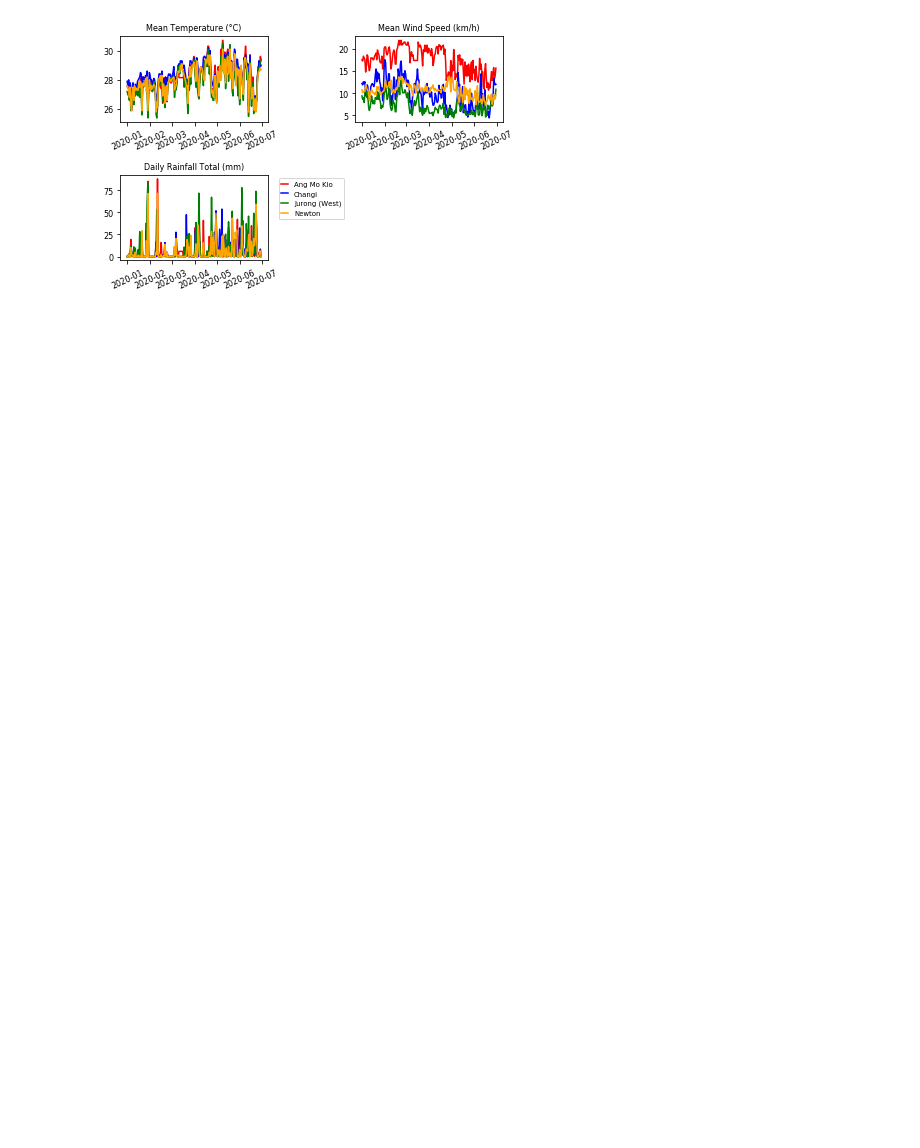
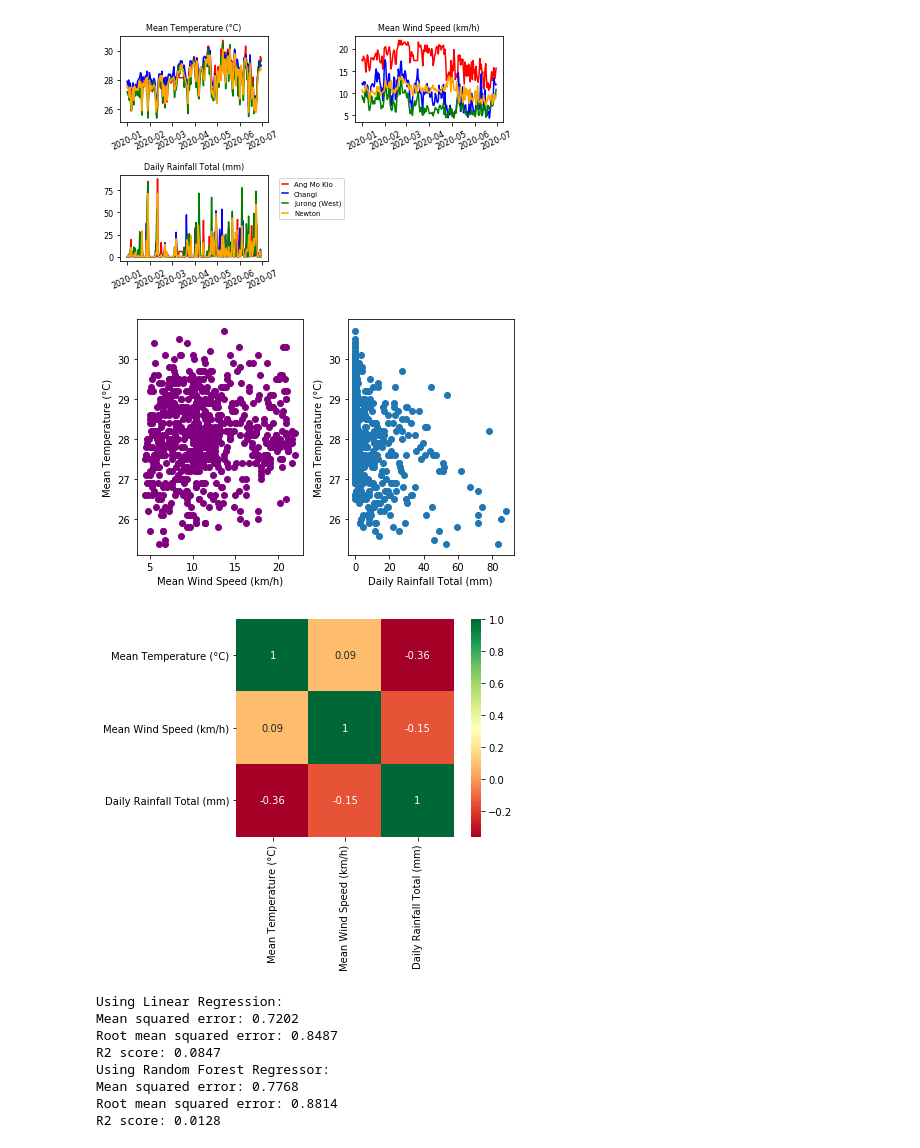
Before and after one commit to tgt87/Explore-SG-Weather-2020, a Jupyter notebook: weather.ipynb, the cells around one changed output. Saved outputs shown, nothing was run; the diff lists cells and outputs as text; code cells hidden in the pictures; blank space fills up the shorter version.

```diff
--- a/weather.ipynb
+++ b/weather.ipynb
@@ -23,6 +23,7 @@ for col in df.columns[4:]:
 
 df['Date'] = pd.to_datetime(df.apply(lambda x: datetime.date(x['Year'], x['Month'], x['Day']), axis=1))
 df = df.set_index('Date')
+df['Station'] = df['Station'].astype('category')
 
 required_col = ['Mean Temperature (°C)', 'Mean Wind Speed (km/h)', 'Daily Rainfall Total (mm)']
 areas = ['Ang Mo Kio', 'Changi', 'Jurong (West)', 'Newton']
@@ -53,3 +54,67 @@ plt.tight_layout()
 plt.show()
 # %% [output]
 [figure]
+# %%
+import seaborn as sns
+import numpy as np
+from sklearn.linear_model import LinearRegression
+from sklearn.model_selection import train_test_split
+from sklearn.metrics import mean_squared_error, r2_score
+from sklearn.ensemble import RandomForestRegressor
+
+df_combined = pd.concat([df_amk, df_changi, df_jurong, df_newton], ignore_index=True)
+#df_dummy = pd.get_dummies(df_combined['Station'])
+#df_combined = pd.concat([df_combined, df_dummy], axis=1)
+#df_combined.drop(columns=['Station'],inplace=True)
+
+y = df_combined.iloc[:, 0:1]
+X = df_combined.iloc[:, 1:]
+
+plt.subplot(1,2,1)
+plt.scatter(X['Mean Wind Speed (km/h)'], y, color='purple')
+plt.xlabel("Mean Wind Speed (km/h)")
+plt.ylabel("Mean Temperature (°C)")
+
+plt.subplot(1,2,2)
+plt.scatter(X['Daily Rainfall Total (mm)'], y)
+plt.xlabel("Daily Rainfall Total (mm)")
+plt.ylabel("Mean Temperature (°C)")
+plt.tight_layout()
+plt.show()
+
+sns.heatmap(df_combined.corr(), square=True, cmap='RdYlGn',annot=True)
+plt.show()
+
+X_train, X_test, y_train, y_test = train_test_split(X, y, test_size=0.2, random_state=42)
+
+lr = LinearRegression()
+lr.fit(X_train, y_train)
+y_pred = lr.predict(X_test)
+print("Using Linear Regression:")
+print("Mean squared error: %.4f" % mean_squared_error(y_test, y_pred))
+print("Root mean squared error: %.4f" % np.sqrt(mean_squared_error(y_test, y_pred)))
+print("R2 score: %.4f" % r2_score(y_test, y_pred))
+#compare = pd.concat([y_test.reset_index(), pd.DataFrame(y_pred)],axis=1)
+#compare.columns = ['Index', 'Actual', 'Predicted']
+#compare['Difference'] = compare['Actual'] - compare['Predicted']
+#print(compare)
+
+
+rfr = RandomForestRegressor()
+rfr.fit(X_train, y_train)
+y_rfr_pred = rfr.predict(X_test)
+print("Using Random Forest Regressor:")
+print("Mean squared error: %.4f" % mean_squared_error(y_test, y_rfr_pred))
+print("Root mean squared error: %.4f" % np.sqrt(mean_squared_error(y_test, y_rfr_pred)))
+print("R2 score: %.4f" % r2_score(y_test, y_rfr_pred))
+# %% [output]
+[figure, added]
+[figure, added]
+Using Linear Regression:
+Mean squared error: 0.7202
+Root mean squared error: 0.8487
+R2 score: 0.0847
+Using Random Forest Regressor:
+Mean squared error: 0.7768
+Root mean squared error: 0.8814
+R2 score: 0.0128
```
Also changed, not shown: 3 other files.
